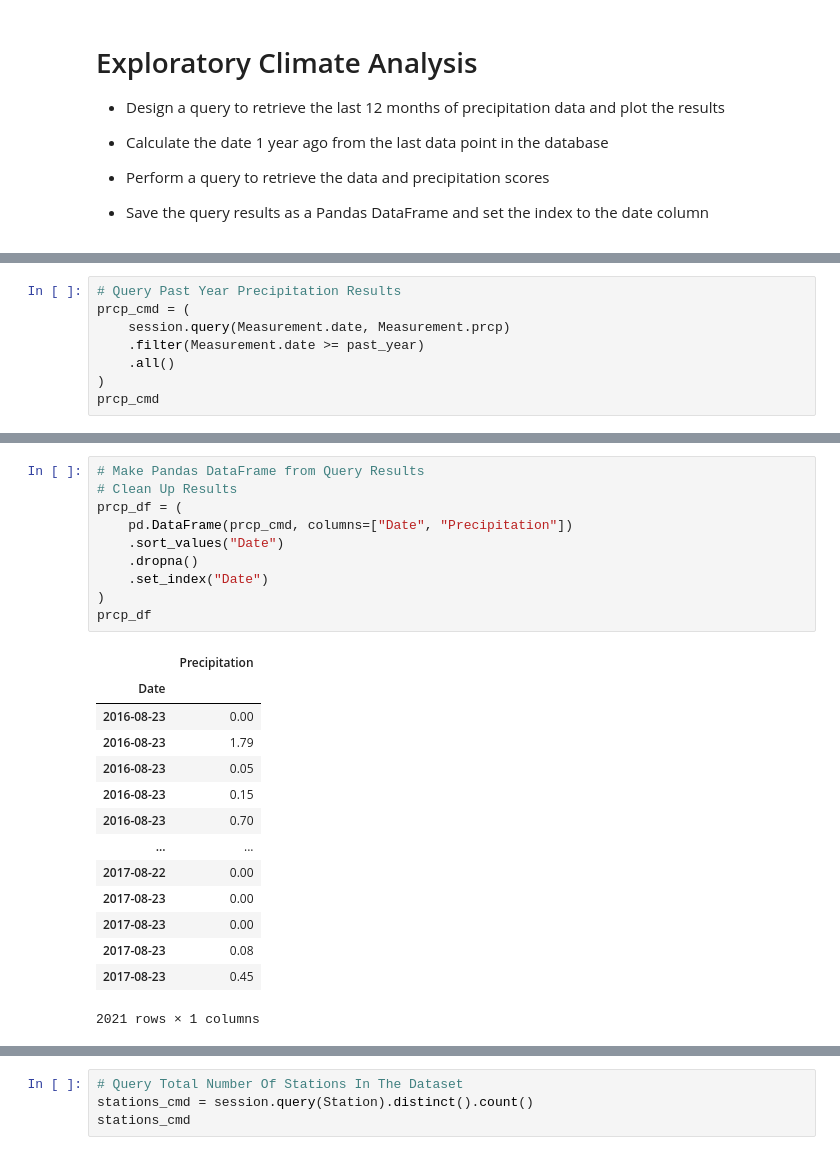
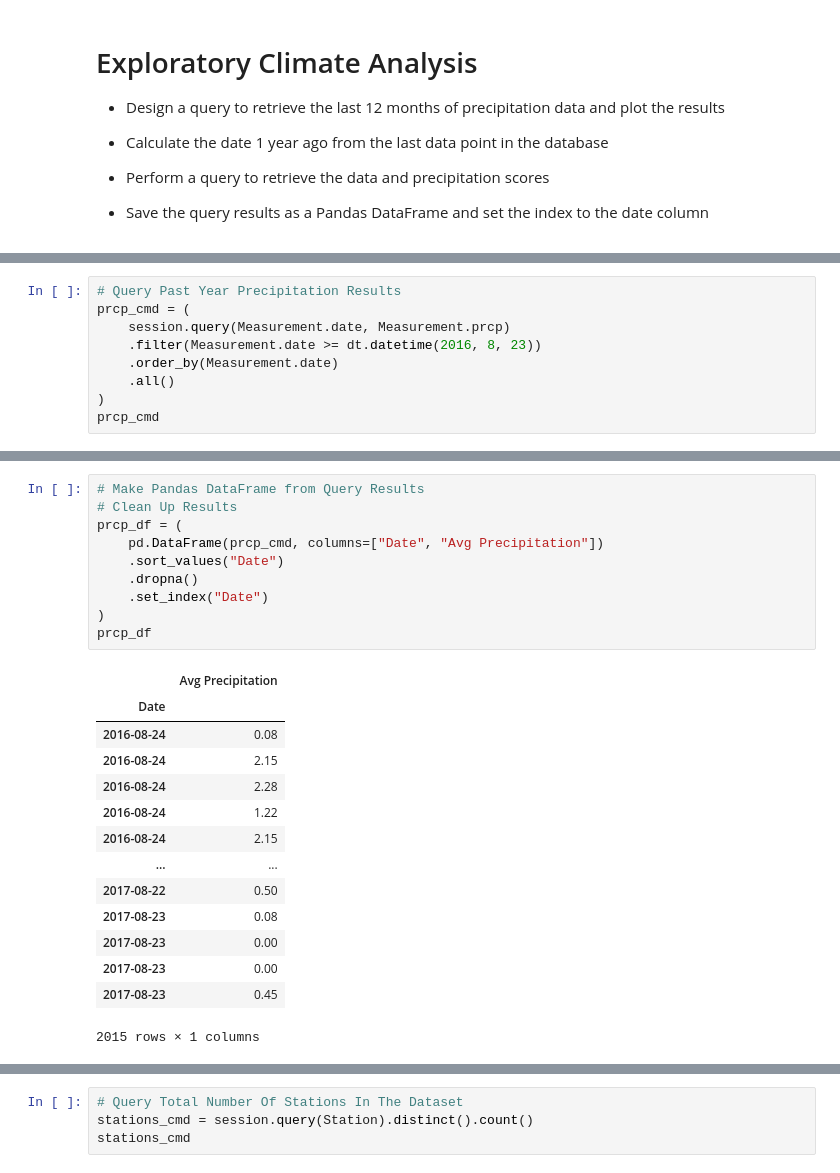
Before and after one commit to michellebrucato/Hawaii_Climate_App, a Jupyter notebook: climate_brucato.ipynb, the cells around one changed output, grey strips where cells are left out. Drawn from its saved outputs; the diff is of its cells as text.

```diff
--- a/climate_brucato.ipynb
+++ b/climate_brucato.ipynb
@@ -100,7 +100,8 @@ datetime.date(2016, 8, 23)
 # Query Past Year Precipitation Results
 prcp_cmd = (
     session.query(Measurement.date, Measurement.prcp)
-    .filter(Measurement.date >= past_year)
+    .filter(Measurement.date >= dt.datetime(2016, 8, 23))
+    .order_by(Measurement.date)
     .all()
 )
 prcp_cmd
@@ -126,28 +127,28 @@ prcp_cmd
 # %%
 # Make Pandas DataFrame from Query Results
 # Clean Up Results
 prcp_df = (
-    pd.DataFrame(prcp_cmd, columns=["Date", "Precipitation"])
+    pd.DataFrame(prcp_cmd, columns=["Date", "Avg Precipitation"])
     .sort_values("Date")
     .dropna()
     .set_index("Date")
 )
 prcp_df
 # %% [output]
-|  | Precipitation |
+|  | Avg Precipitation |
 | Date |  |
-| 2016-08-23 | 0.00 |
-| 2016-08-23 | 1.79 |
-| 2016-08-23 | 0.05 |
-| 2016-08-23 | 0.15 |
-| 2016-08-23 | 0.70 |
+| 2016-08-24 | 0.08 |
+| 2016-08-24 | 2.15 |
+| 2016-08-24 | 2.28 |
+| 2016-08-24 | 1.22 |
+| 2016-08-24 | 2.15 |
 | ... | ... |
-| 2017-08-22 | 0.00 |
+| 2017-08-22 | 0.50 |
+| 2017-08-23 | 0.08 |
 | 2017-08-23 | 0.00 |
 | 2017-08-23 | 0.00 |
-| 2017-08-23 | 0.08 |
 | 2017-08-23 | 0.45 |
-2021 rows × 1 columns
+2015 rows × 1 columns
 [interactive output not drawn]
 # %%
 # Plot The Results
```
Also changed, not shown: parts of 13 cells of this notebook, 3 other files.
